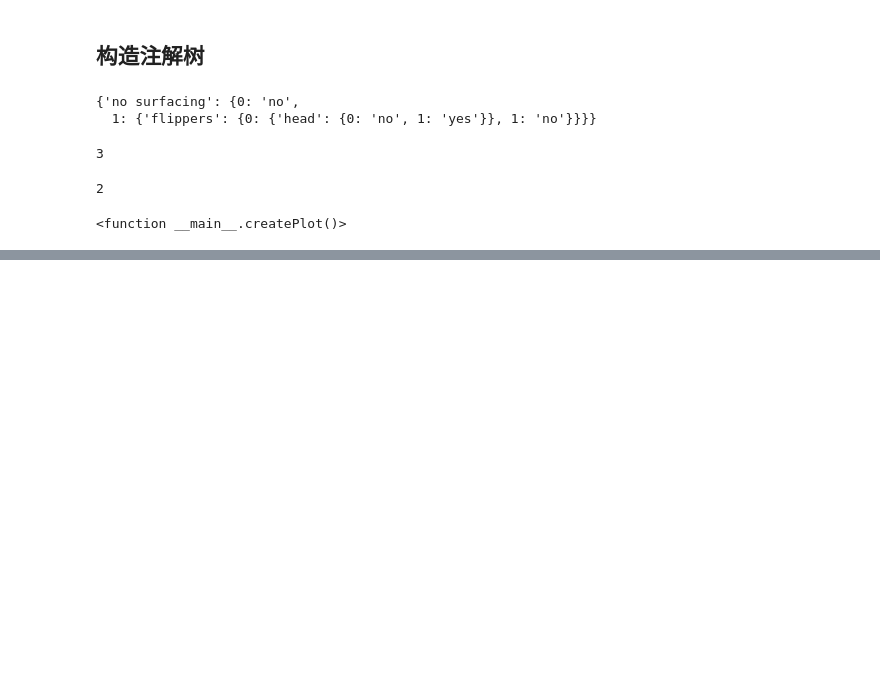
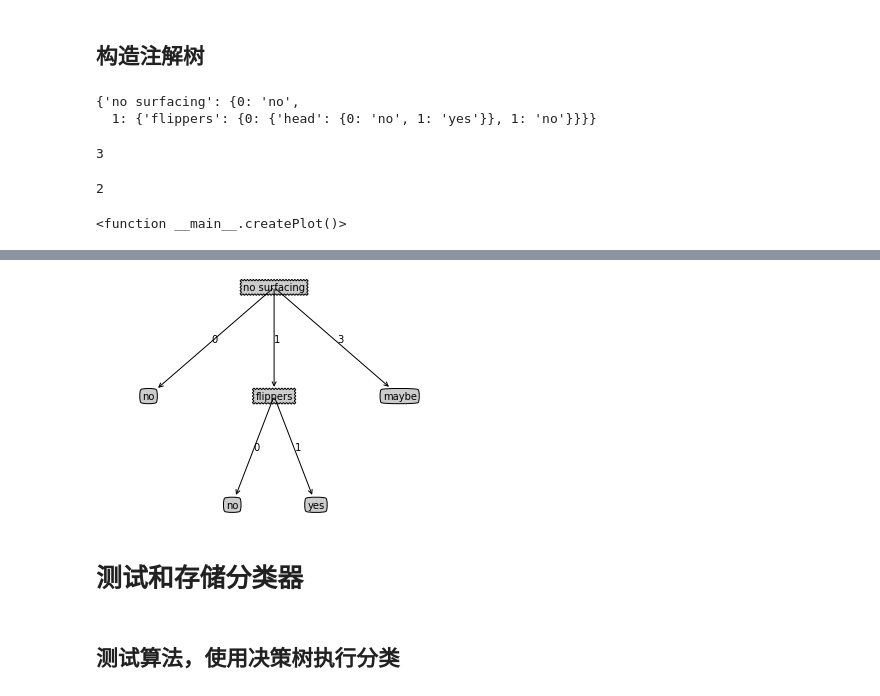
Before and after one commit to StevenCSU/MachineLearningInAction, a Jupyter notebook: Ch03_DecisionTree/chapter3_决策树.ipynb, the cells around one changed output, grey strips where cells are left out. Saved outputs shown, nothing was run; the diff lists cells and outputs as text; code cells hidden in the pictures; blank space fills up the shorter version.

```diff
--- a/Ch03_DecisionTree/chapter3_决策树.ipynb
+++ b/Ch03_DecisionTree/chapter3_决策树.ipynb
@@ -242,0 +293,8 @@ createPlot
+# %%
+createPlot(myTree)
+# %% [output]
+[figure, added]
+# %% [markdown]
+# 测试和存储分类器
+# %% [markdown]
+## 测试算法，使用决策树执行分类
```
Also changed, not shown: parts of 21 cells of this notebook, 2 other files.
